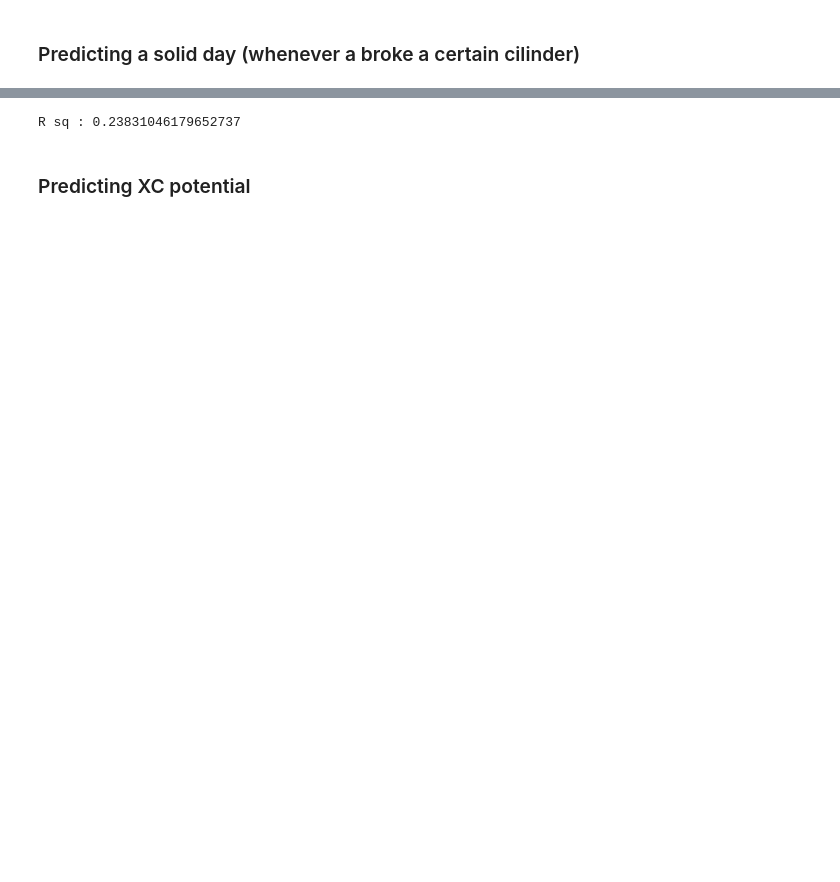
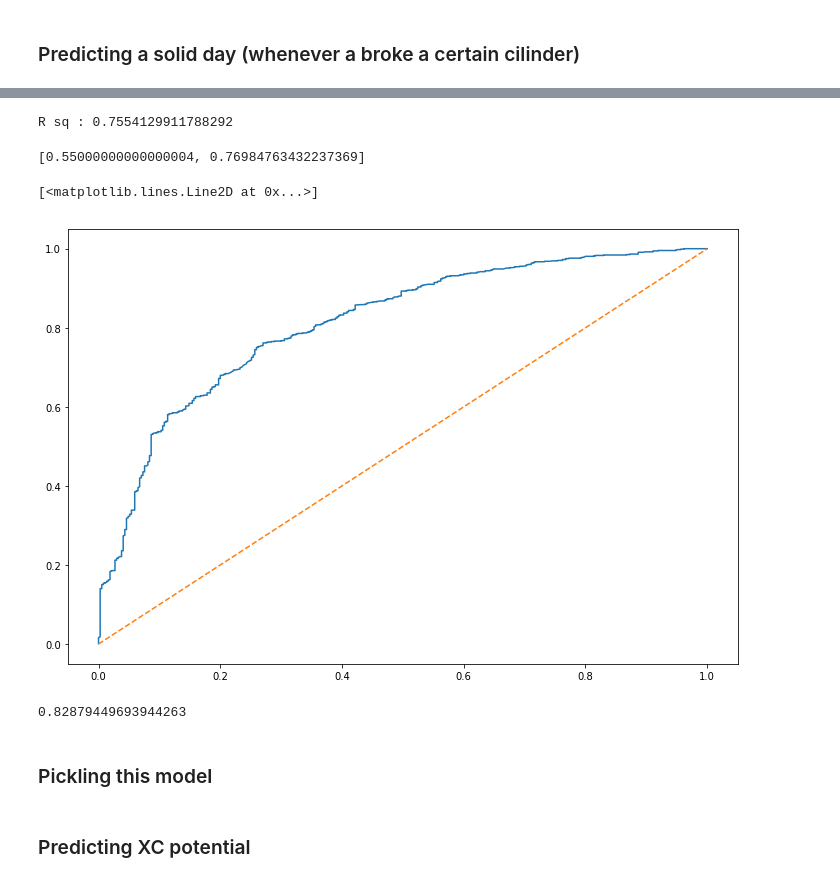
Before and after one commit to eddietheangel/soaring_predictor, a Jupyter notebook: notebooks/Model_fit.ipynb, the cells around one changed output, grey strips where cells are left out. Drawn from its saved outputs; the diff is of its cells as text; code cells hidden in the pictures; blank space fills up the shorter version.

```diff
--- a/notebooks/Model_fit.ipynb
+++ b/notebooks/Model_fit.ipynb
@@ -232,16 +263,19 @@ RF2.best_params_
 # %%
 # best parameters:
 param = {'max_depth': 3,
- 'max_features': 8,
+ 'max_features': 9,
  'min_samples_leaf': 5,
- 'min_samples_split': 3,
- 'n_estimators': 100,
+ 'min_samples_split': 5,
+ 'n_estimators': 10000,
  'n_jobs': -1}
 # %%
 X_train,X_test,y_train,y_test = train_test_split(X,y)
 # %%
-m= RandomForestRegressor(**param).fit(X_train,y_train)
-predictions = m.predict(X_test)
-print('R sq : {}'.format( r2_score(y_test,predictions)))
+n= RandomForestClassifier(**param).fit(X_train,y_train)
+print('R sq : {}'.format(n.score(X_test,y_test)))
 # %% [output]
-R sq : 0.23831046179652737
+R sq : 0.7554129911788292
+# %%
+probabilities = n.predict_proba(X_test)
+# %%
+roc = roc_curve(y_test,probabilities[:,1])
@@ -247,0 +294,11 @@ R sq : 0.23831046179652737
+# %%
+max_acc(y_test,probabilities[:,1])
+# %% [output]
+[0.55000000000000004, 0.76984763432237369]
+# %%
+fig,ax = plt.subplots(figsize=(12,8))
+ax.plot(roc[0],roc[1])
+ax.plot((0,1),(0,1),'--')
+# %% [output]
+[<matplotlib.lines.Line2D at 0x...>]
+[figure, added]
@@ -247,0 +307,6 @@ R sq : 0.23831046179652737
+# %%
+roc_auc_score(y_test,probabilities[:,1])
+# %% [output]
+0.82879449693944263
+# %% [markdown]
+### Pickling this model
```
Also changed, not shown: parts of 32 cells of this notebook.
